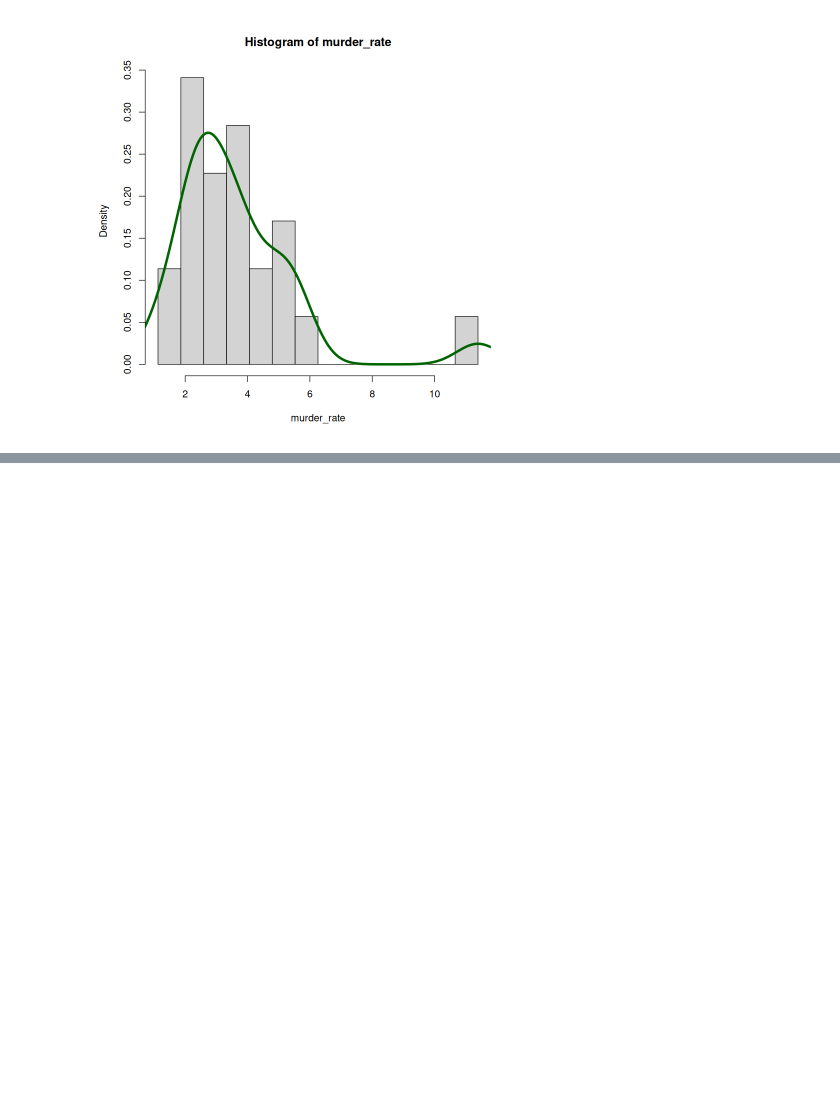
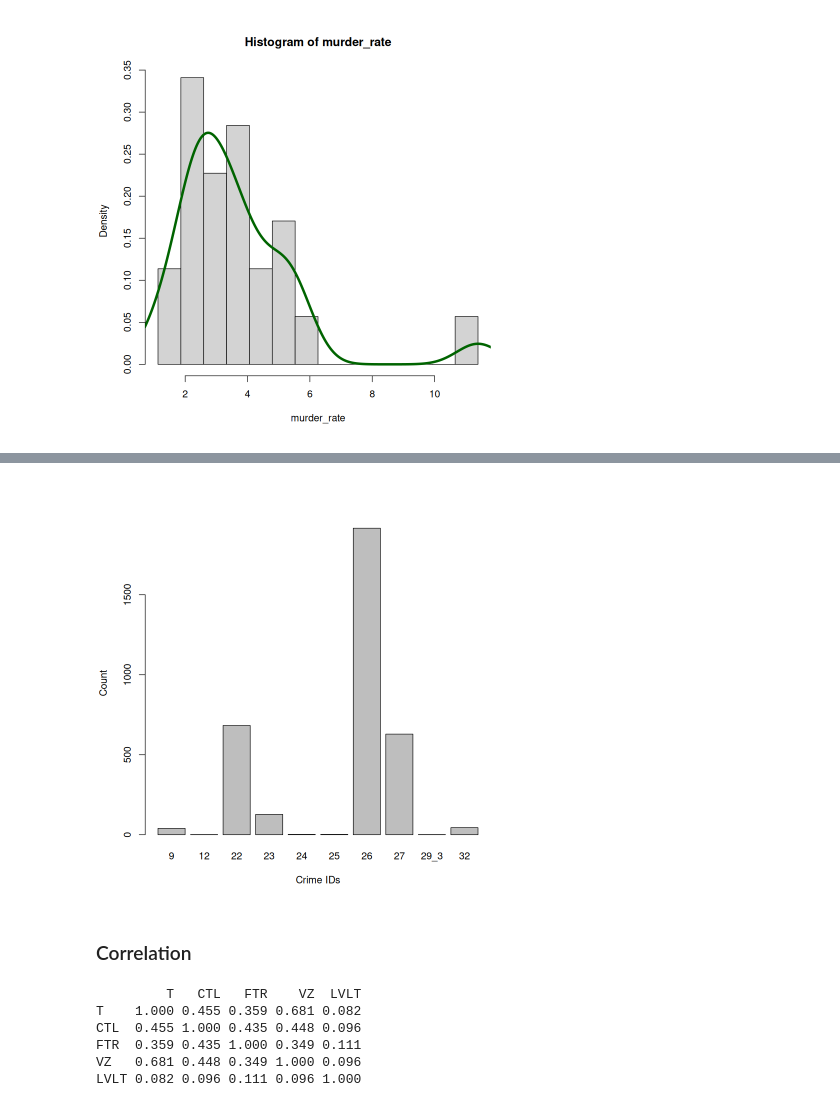
Before and after one commit to matuneville/practical-statistics-book, a Jupyter notebook: src/chapter_01/ExploratoryDataAnalysis_R.ipynb, the cells around one changed output, grey strips where cells are left out. Saved outputs shown, nothing was run; the diff lists cells and outputs as text; code cells hidden in the pictures; blank space fills up the shorter version.

```diff
--- a/src/chapter_01/ExploratoryDataAnalysis_R.ipynb
+++ b/src/chapter_01/ExploratoryDataAnalysis_R.ipynb
@@ -1,4 +1,4 @@
 # %%
-prov_stats <- read.csv('snic-provincias.csv')
+prov_stats <- read.csv('data/snic-provincias.csv')
 subset_murder <- subset(prov_stats, anio == 2022 & codigo_delito_snic_nombre == 'Homicidios dolosos')
 murder_rate = subset_murder[['tasa_victimas']]
@@ -58,0 +67,5 @@ lines(density(murder_rate), lwd=4, col='darkgreen')
+# %%
+subset_murder <- subset(prov_stats, anio == 2022 &
+                        grepl("^Delitos", codigo_delito_snic_nombre) &
+                        provincia_nombre == 'Ciudad Autónoma de Buenos Aires')
+print(cbind(subset_murder$codigo_delito_snic_id, subset_murder$codigo_delito_snic_nombre))
@@ -58,0 +108,22 @@ lines(density(murder_rate), lwd=4, col='darkgreen')
+# %%
+barplot(subset_murder$cantidad_hechos, names.arg = subset_murder$codigo_delito_snic_id,
+        xlab = 'Crime IDs', ylab = 'Count')
+# %% [output]
+[figure, added]
+# %% [markdown]
+### Correlation
+# %%
+sp500_px <- read.csv('data/sp500_data.csv')
+sp500_sym <- read.csv('data/sp500_sectors.csv')
+
+telecom <- sp500_px[row.names(sp500_px) > '2012-07-01', sp500_sym[sp500_sym$sector == 'telecommunications_services', 'symbol']]
+
+# Telecommunication stocks correlations
+print(round(cor(telecom), 3))
+# %% [output]
+         T   CTL   FTR    VZ  LVLT
+T    1.000 0.455 0.359 0.681 0.082
+CTL  0.455 1.000 0.435 0.448 0.096
+FTR  0.359 0.435 1.000 0.349 0.111
+VZ   0.681 0.448 0.349 1.000 0.096
+LVLT 0.082 0.096 0.111 0.096 1.000
```
Also changed, not shown: parts of 11 cells of this notebook.
